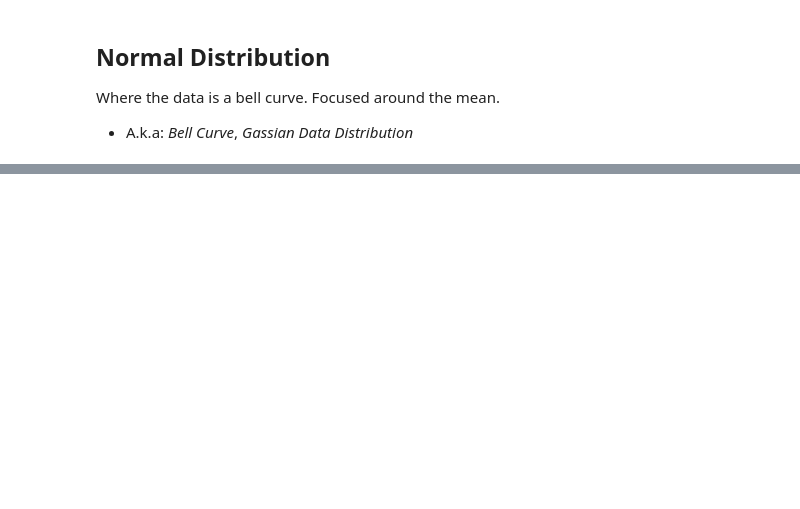
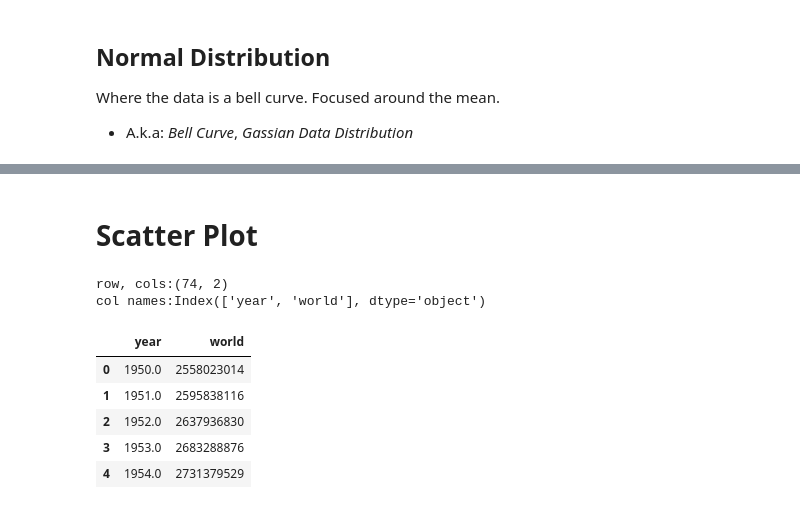
Before and after one commit to shanemarvinmay/ml-course, a Jupyter notebook: self-study/w3schools-ml-course/w3schools_ml_course.ipynb, the cells around one changed output, grey strips where cells are left out. Drawn from its saved outputs; the diff is of its cells as text; code cells hidden in the pictures; blank space fills up the shorter version.

```diff
--- a/self-study/w3schools-ml-course/w3schools_ml_course.ipynb
+++ b/self-study/w3schools-ml-course/w3schools_ml_course.ipynb
@@ -158,0 +161,20 @@ plt.show()
+# %% [markdown]
+# Scatter Plot
+# %%
+# cwd = ml-course/self-study/w3schools-ml-course
+world_pop_df = pd.read_csv('../../population_world.csv')
+world_pop_df.rename(columns={'World': 'world', 'Years': 'year'}, inplace=True)
+world_pop_df['year'] = pd.to_numeric(world_pop_df['year'], errors='coerce')
+world_pop_df = world_pop_df[world_pop_df['year'] < 2024]
+print(f"row, cols:{world_pop_df.shape}")
+print(f"col names:{world_pop_df.columns}")
+world_pop_df.head()
+# %% [output]
+row, cols:(74, 2)
+col names:Index(['year', 'world'], dtype='object')
+|  | year | world |
+| 0 | 1950.0 | 2558023014 |
+| 1 | 1951.0 | 2595838116 |
+| 2 | 1952.0 | 2637936830 |
+| 3 | 1953.0 | 2683288876 |
+| 4 | 1954.0 | 2731379529 |
```
Also changed, not shown: parts of 12 cells of this notebook, 2 other files.
